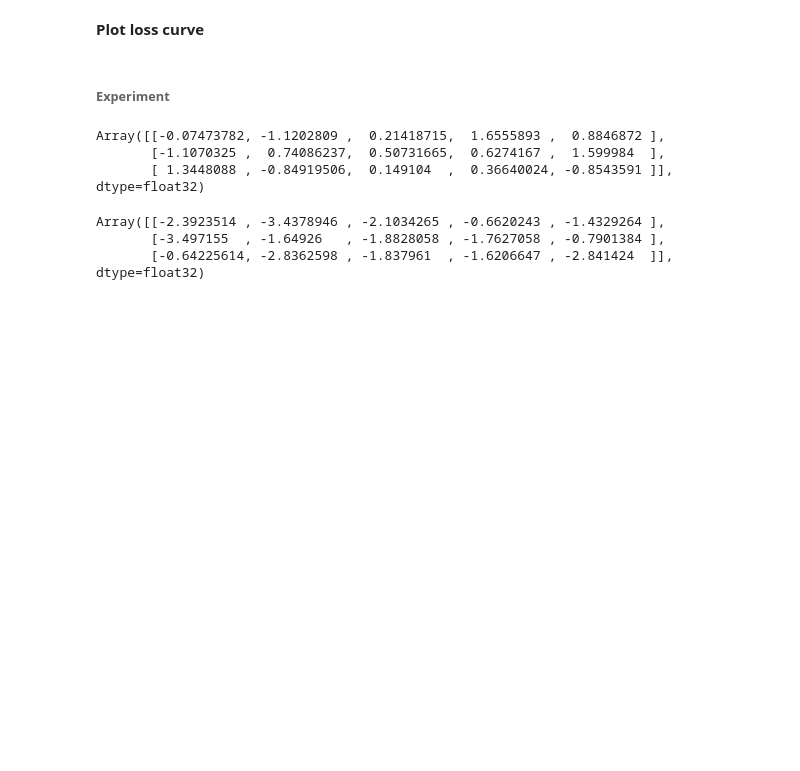
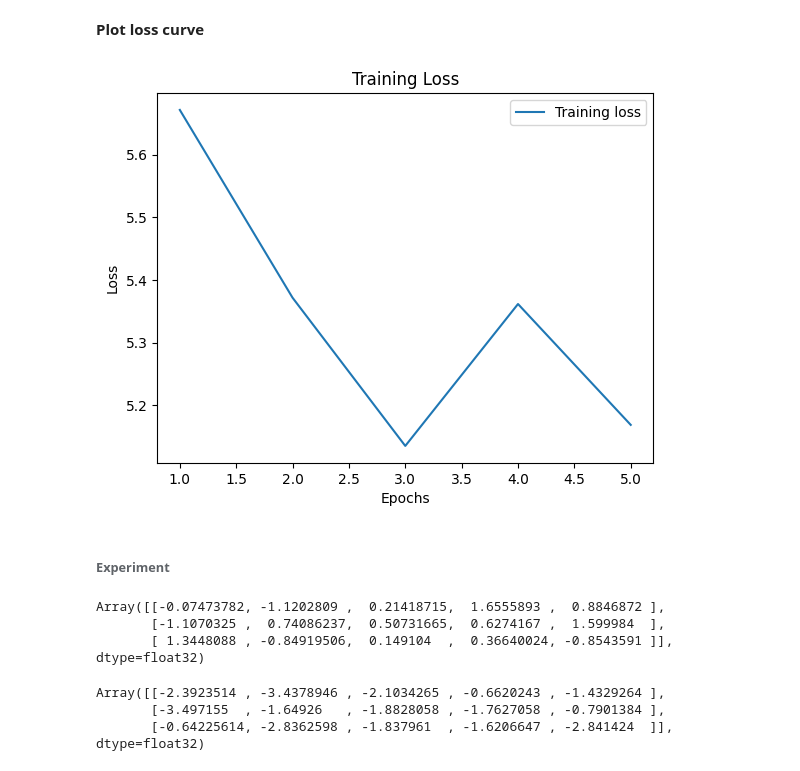
Before and after one commit to durml91/Personal, a Jupyter notebook: Transformer_implementation_II.ipynb, the cells around one changed output. Cells and saved outputs as stored; diff of their text form; code cells hidden in the pictures; blank space fills up the shorter version.

```diff
--- a/Transformer_implementation_II.ipynb
+++ b/Transformer_implementation_II.ipynb
@@ -1045,16 +1049,18 @@ for epoch in range(epochs):
 **Plot loss curve**
 # %%
 epcs = jnp.arange(1, epochs+1, step=1)
-plt.plot(epochs, train_loss.values(), label='Training loss')
+plt.plot(epcs, train_loss.values(), label='Training loss')
 
 plt.title('Training Loss')
 plt.xlabel('Epochs')
 plt.ylabel('Loss')
 
 #plt.xticks(jnp.arange(0, epochs+1, steps=2))
 
-plt.legen(loc='best')
+plt.legend(loc='best')
 plt.show()
+# %% [output]
+[figure, added]
 # %% [markdown]
 ###### **Experiment**
 # %%
```
Also changed, not shown: parts of 5 cells of this notebook.
